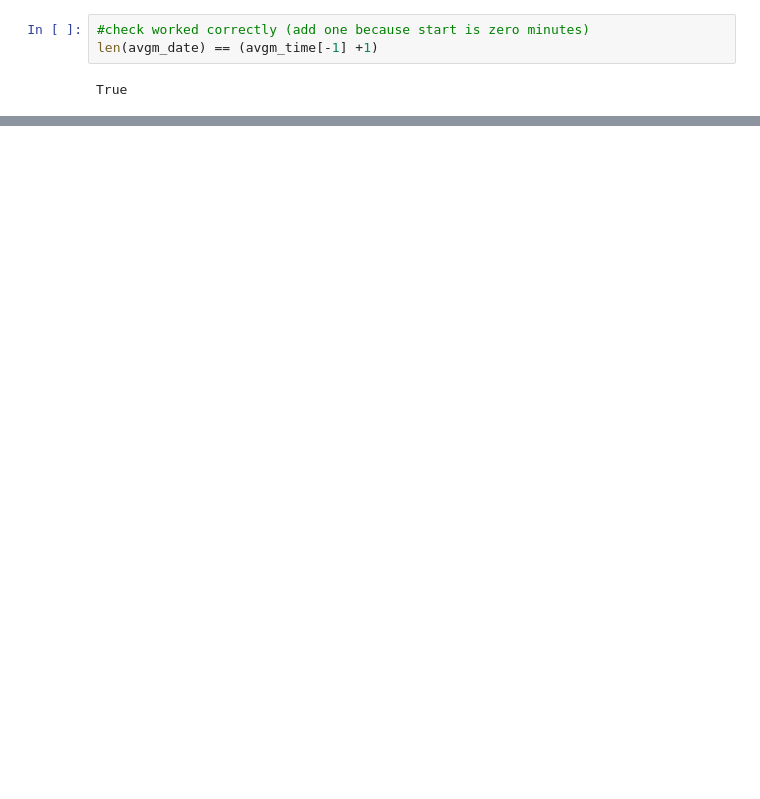
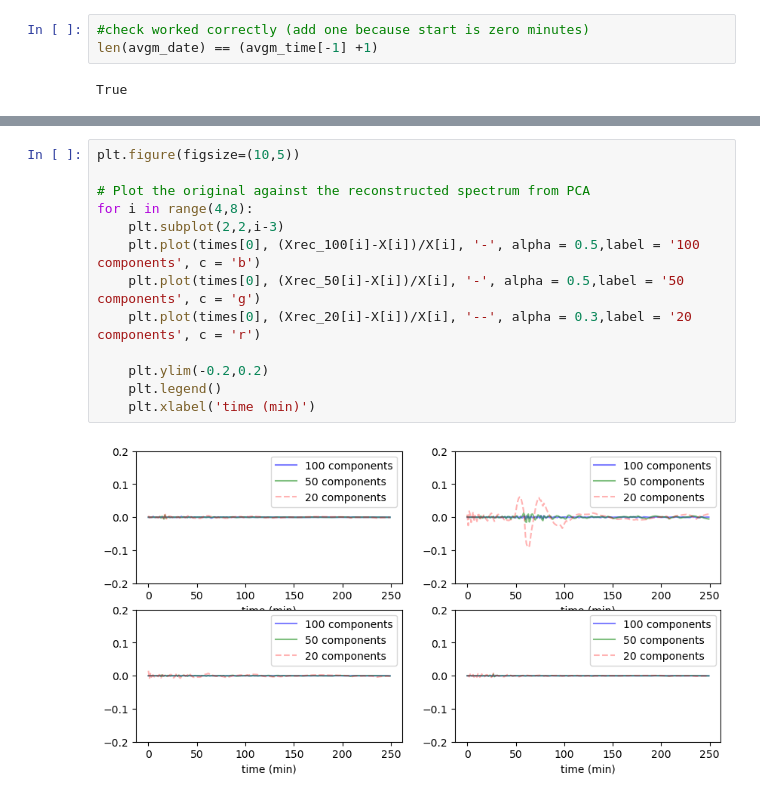
Before and after one commit to bkotten/astro_ds_final_proj, a Jupyter notebook: astro 465 create flare list.ipynb, the cells around one changed output, grey strips where cells are left out. Drawn from its saved outputs; the diff is of its cells as text; blank space fills up the shorter version.

```diff
--- a/astro 465 create flare list.ipynb
+++ b/astro 465 create flare list.ipynb
@@ -159,0 +273,15 @@ plt.legend()
+# %%
+plt.figure(figsize=(10,5))
+
+# Plot the original against the reconstructed spectrum from PCA
+for i in range(4,8):
+    plt.subplot(2,2,i-3)
+    plt.plot(times[0], (Xrec_100[i]-X[i])/X[i], '-', alpha = 0.5,label = '100 components', c = 'b')
+    plt.plot(times[0], (Xrec_50[i]-X[i])/X[i], '-', alpha = 0.5,label = '50 components', c = 'g')
+    plt.plot(times[0], (Xrec_20[i]-X[i])/X[i], '--', alpha = 0.3,label = '20 components', c = 'r')
+
+    plt.ylim(-0.2,0.2)
+    plt.legend()
+    plt.xlabel('time (min)')
+# %% [output]
+[figure, added]
```
Also changed, not shown: parts of 39 cells of this notebook.
